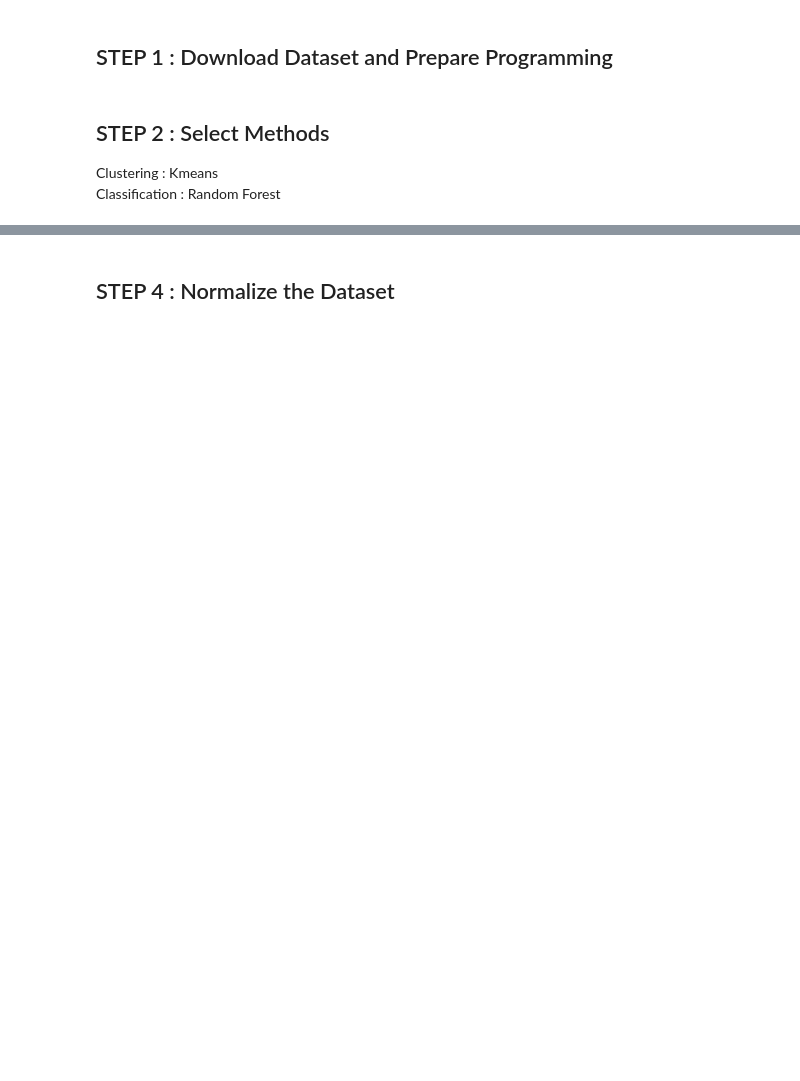
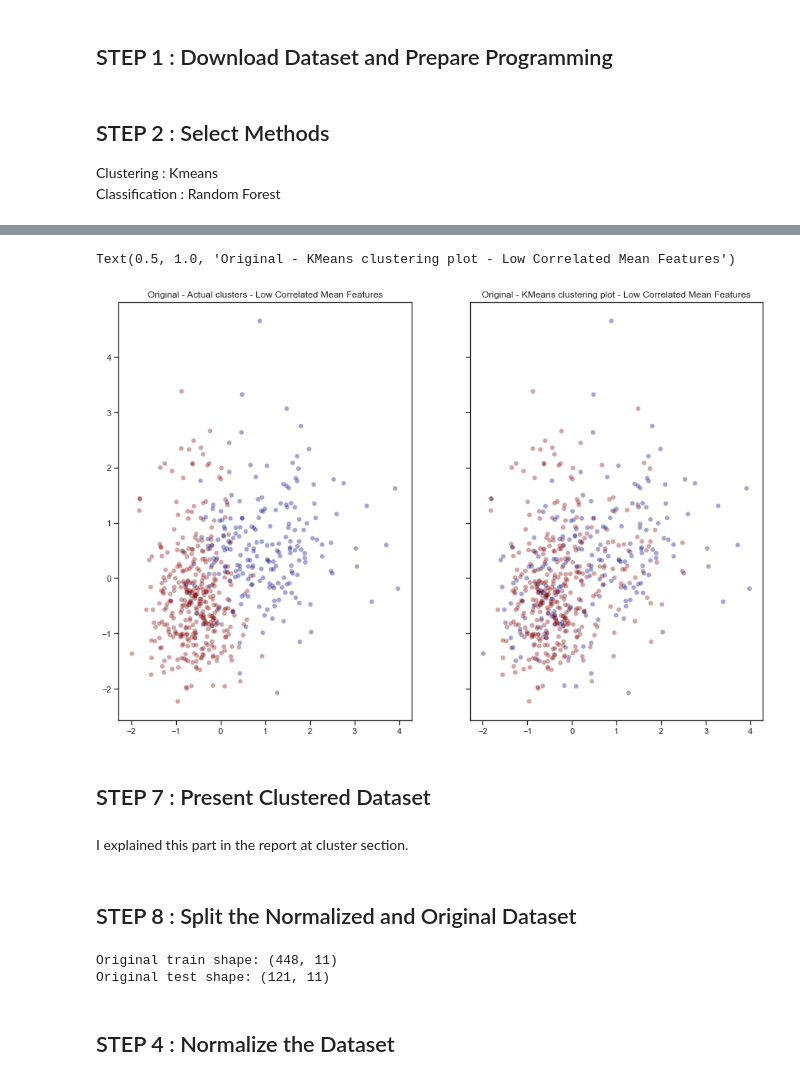
Before and after one commit to HaaaToka/DataIntensiveAssignments, a Jupyter notebook: ClusteringAndClassification/main.ipynb, the cells around one changed output, grey strips where cells are left out. Saved outputs shown, nothing was run; the diff lists cells and outputs as text; code cells hidden in the pictures; blank space fills up the shorter version.

Commit message:
changed selected features

```diff
--- a/ClusteringAndClassification/main.ipynb
+++ b/ClusteringAndClassification/main.ipynb
@@ -43,0 +97,5 @@ None
+# %%
+high_correlated_features = ["radius_mean","perimeter_mean","area_mean","compactness_mean","concavity_mean","concave points_mean"]
+low_correlated_features = ["texture_mean","smoothness_mean","symmetry_mean","fractal_dimension_mean"]
+mean_features = high_correlated_features + low_correlated_features
+selected_features = ["perimeter_mean"]+low_correlated_features
@@ -44,3 +124,32 @@ None
+# %%
+# SELECTED FEATURES CLUSTER
+X = StandardScaler().fit_transform(od[selected_features].values)
+km = KMeans(n_clusters=2, init='k-means++', n_init=10, max_iter=300, tol=0.0001, precompute_distances='auto', verbose=0, random_state=None, copy_x=True, n_jobs=1, algorithm='auto')
+km_pred = km.fit_predict(X)
+f, (ax1, ax2) = plt.subplots(1, 2,figsize=(15,10), sharey=True)
+ax1.scatter(X[:,0], X[:,1], c=od["diagnosis"], cmap="jet",edgecolor="none", alpha=0.35)
+ax1.set_title("Original - Actual clusters - Low Correlated Mean Features")
+ax2.scatter(X[:,0], X[:,1], c=km_pred, cmap="jet", edgecolor="none", alpha=0.35)
+ax2.set_title("Original - KMeans clustering plot - Low Correlated Mean Features")
+# %% [output]
+Text(0.5, 1.0, 'Original - KMeans clustering plot - Low Correlated Mean Features')
+[figure, added]
+# %% [markdown]
+## STEP 7 : Present Clustered Dataset
+# %% [markdown]
+I explained this part in the report at cluster section.
+# %% [markdown]
+## STEP 8 : Split the Normalized and Original Dataset
+# %%
+# Original Dataset
+msk = np.random.rand(len(od)) < 0.8
+train_od = od[msk]
+test_od = od[~msk]
+print("Original train shape:",train_od.shape)
+print("Original test shape:",test_od.shape)
+# %% [output]
+Original train shape: (448, 11)
+Original test shape: (121, 11)
 # %% [markdown]
 ## STEP 4 : Normalize the Dataset
 # %%
```
Also changed, not shown: parts of 33 cells of this notebook, 7 other files.
